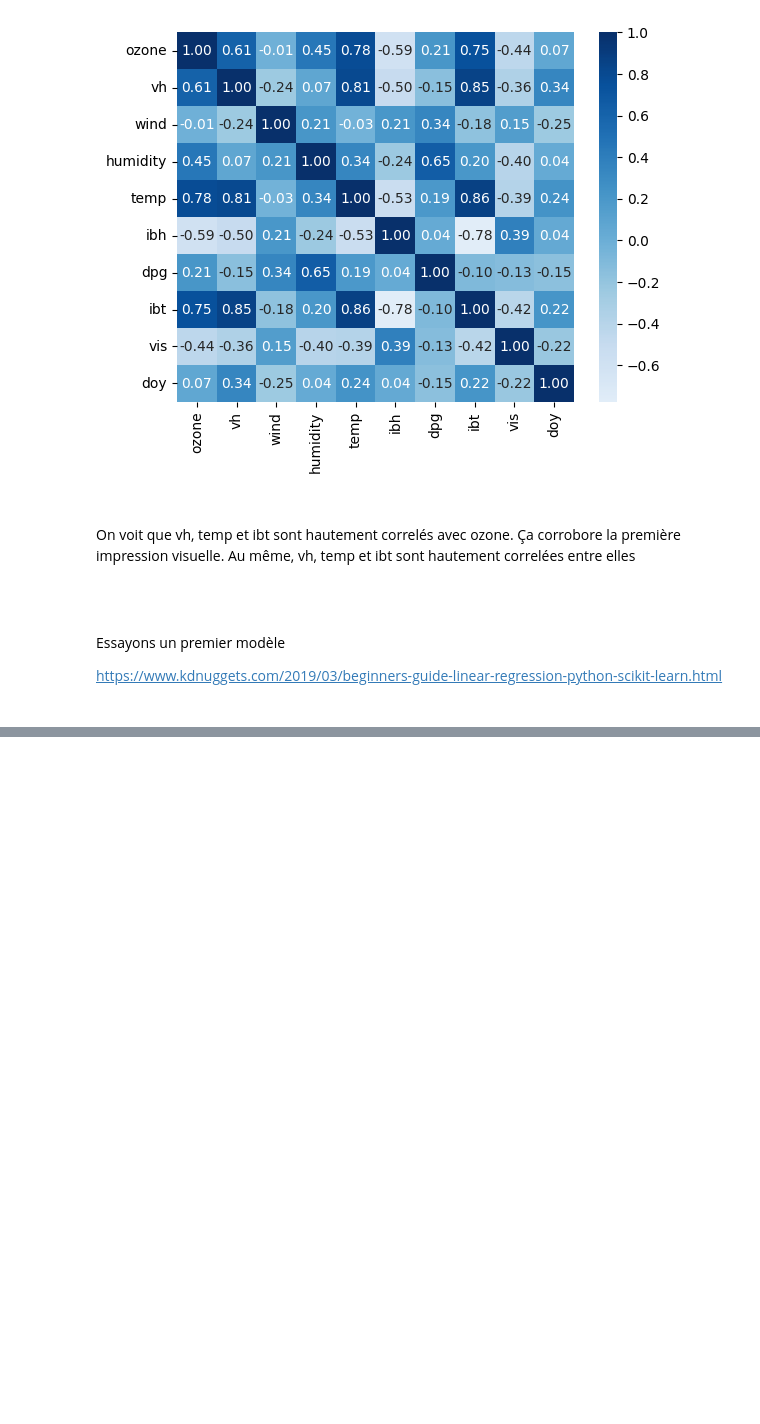
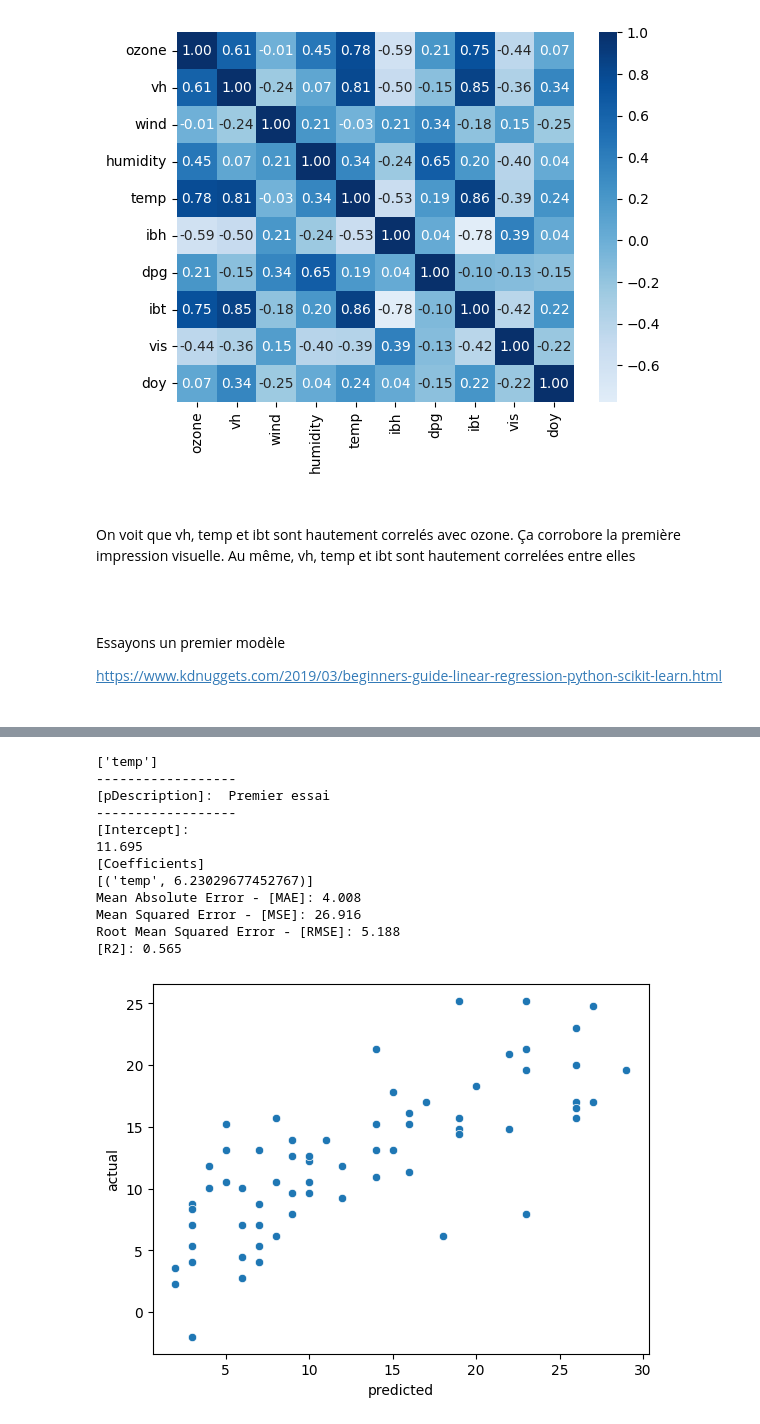
Before and after one commit to rennyatwork/CegepSteFoy_IA, a Jupyter notebook: 05_MachineLearning/TP01/tp01_v01.ipynb, the cells around one changed output, grey strips where cells are left out. Cells and saved outputs as stored; diff of their text form; code cells hidden in the pictures; blank space fills up the shorter version.

```diff
--- a/05_MachineLearning/TP01/tp01_v01.ipynb
+++ b/05_MachineLearning/TP01/tp01_v01.ipynb
@@ -133,0 +161,26 @@ Root Mean Squared Error: 4.508
+# %%
+## scale
+scaler = StandardScaler()
+type(dfX['temp'])
+print(dfX['temp'].to_frame().columns.values)
+
+x = scaler.fit_transform(dfX['temp'].to_frame())
+type(x)
+#col_series=pd.Series(x)
+dfX_scale = pd.DataFrame(x, columns=['temp'])
+
+evaluate_linear_reg(dfX_scale, dfY, "Premier essai" )
+# %% [output]
+['temp']
+------------------
+[pDescription]:  Premier essai
+------------------
+[Intercept]:
+11.695
+[Coefficients]
+[('temp', 6.23029677452767)]
+Mean Absolute Error - [MAE]: 4.008
+Mean Squared Error - [MSE]: 26.916
+Root Mean Squared Error - [RMSE]: 5.188
+[R2]: 0.565
+[figure, added]
```
Also changed, not shown: parts of 4 cells of this notebook, 26 other files.
